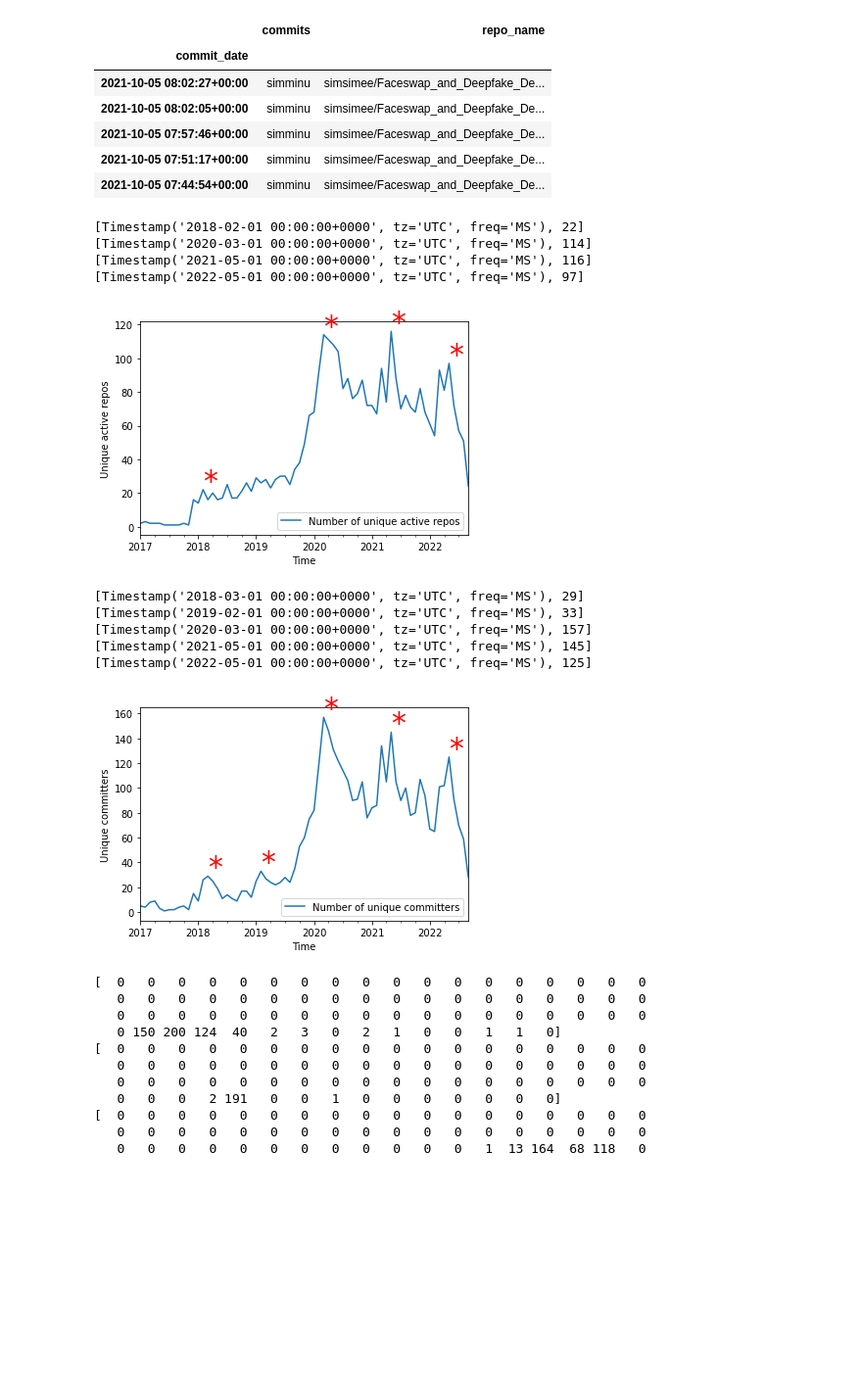
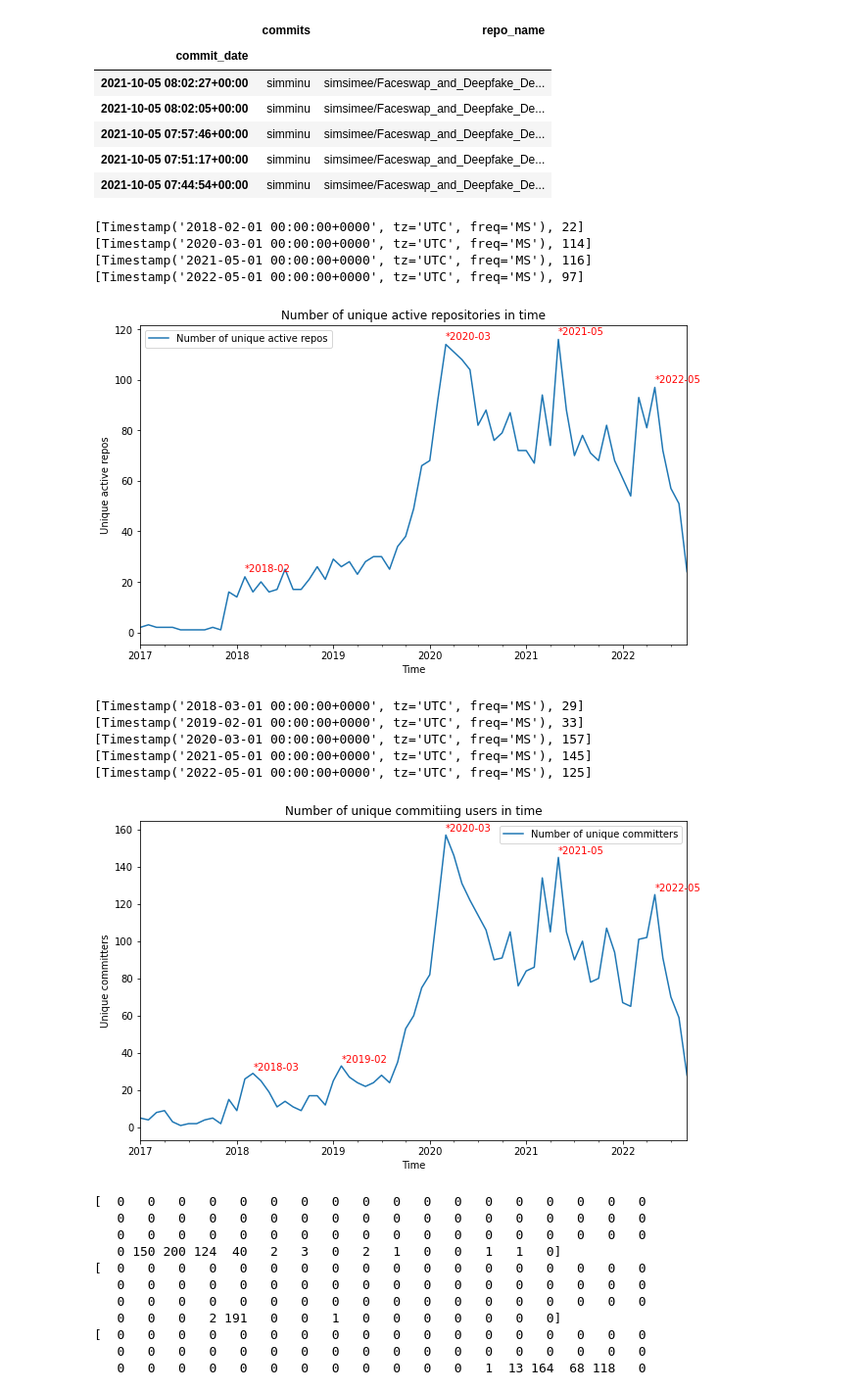
Before and after one commit to solalatus/deepfake_popularity, a Jupyter notebook: github_analyzer.ipynb, the cells around one changed output. Shown at 98% size. Drawn from its saved outputs; the diff is of its cells as text; code cells hidden in the pictures; blank space fills up the shorter version.

Commit message:
work on Github charts

```diff
--- a/github_analyzer.ipynb
+++ b/github_analyzer.ipynb
@@ -87,29 +87,32 @@ df.head()
 # %%
 import peakdetect
 import matplotlib.pyplot as plt
 
-regrouped_df = df[df.index>"2017"].groupby([pd.Grouper(freq="MS")])
+regrouped_df = df[(df.index>"2017")&(df.index<"2022-10")].groupby([pd.Grouper(freq="MS")])
 
 repo_peaks = peakdetect.peakdetect(regrouped_df.repo_name.nunique(), regrouped_df.repo_name.nunique().index, lookahead=3, delta=5)
 
 ax = regrouped_df.repo_name.nunique().plot()
 
 locs, labels = plt.xticks()
 
 for peak in repo_peaks[0]:
     print(peak)
-    ax.annotate("*",xy=(peak[0],peak[1]), fontsize=30, color="red")
+    ax.annotate("*"+str(peak[0])[:7],xy=(peak[0],peak[1]+2), fontsize=10, color="red")
 
+ax.set_title("Number of unique active repositories in time")
 ax.legend(["Number of unique active repos"])
 ax.set_xlabel("Time")
 ax.set_ylabel("Unique active repos")
+plt.gcf().set_size_inches(10, 6)
+
 plt.show()
 # %% [output]
 [Timestamp('2018-02-01 00:00:00+0000', tz='UTC', freq='MS'), 22]
 [Timestamp('2020-03-01 00:00:00+0000', tz='UTC', freq='MS'), 114]
 [Timestamp('2021-05-01 00:00:00+0000', tz='UTC', freq='MS'), 116]
 [Timestamp('2022-05-01 00:00:00+0000', tz='UTC', freq='MS'), 97]
-[figure, old version]
+[figure, new version]
 # %%
 repo_peaks = peakdetect.peakdetect(regrouped_df.commits.nunique(), regrouped_df.commits.nunique().index, lookahead=3, delta=5)
 
@@ -119,10 +122,13 @@ locs, labels = plt.xticks()
 
 for peak in repo_peaks[0]:
     print(peak)
-    ax.annotate("*",xy=(peak[0],peak[1]), fontsize=30, color="red")
+    ax.annotate("*"+str(peak[0])[:7],xy=(peak[0],peak[1]+2), fontsize=10, color="red")
+
+ax.set_title("Number of unique commitiing users in time")
 ax.legend(["Number of unique committers"])
 ax.set_xlabel("Time")
 ax.set_ylabel("Unique committers")
+plt.gcf().set_size_inches(10, 6)
 plt.show()
 # %% [output]
 [Timestamp('2018-03-01 00:00:00+0000', tz='UTC', freq='MS'), 29]
@@ -130,5 +136,5 @@ plt.show()
 [Timestamp('2020-03-01 00:00:00+0000', tz='UTC', freq='MS'), 157]
 [Timestamp('2021-05-01 00:00:00+0000', tz='UTC', freq='MS'), 145]
 [Timestamp('2022-05-01 00:00:00+0000', tz='UTC', freq='MS'), 125]
-[figure, old version]
+[figure, new version]
 # %%
```
Also changed, not shown: parts of 5 cells of this notebook.
